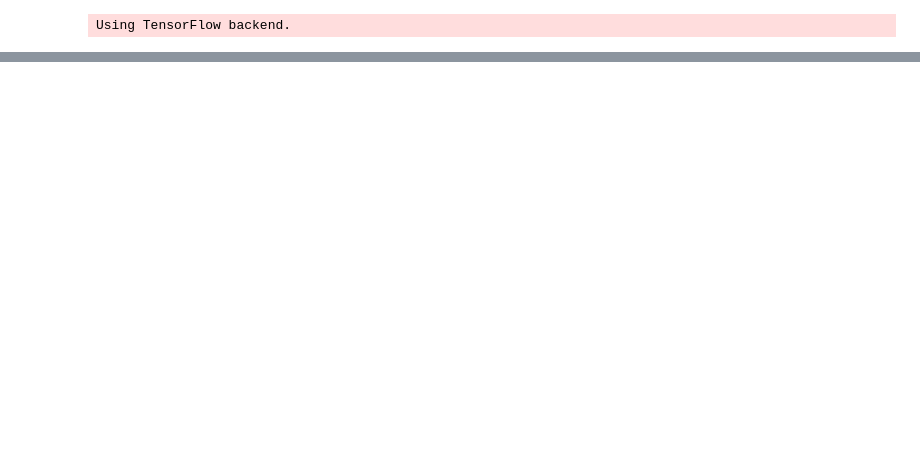
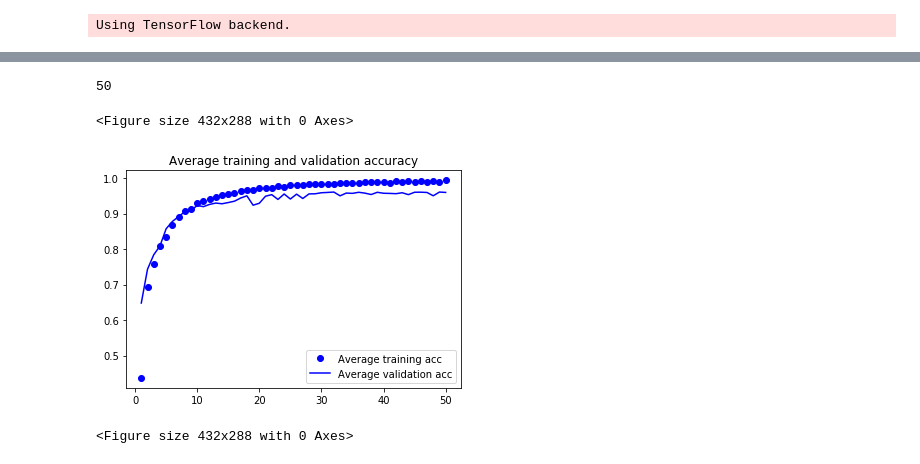
Before and after one commit to HarishB99/deep_learning_practice, a Jupyter notebook: application_of_ai_in_cyber_security/main.ipynb, the cells around one changed output, grey strips where cells are left out. Cells and saved outputs as stored; diff of their text form; code cells hidden in the pictures; blank space fills up the shorter version.

```diff
--- a/application_of_ai_in_cyber_security/main.ipynb
+++ b/application_of_ai_in_cyber_security/main.ipynb
@@ -198,0 +169,36 @@ plt.show()
+# %%
+len(all_histories[0].history['acc'])
+# %% [output]
+50
+# %%
+all_accuracies = [ history.history['acc'] for history in all_histories ]
+all_val_accuracies = [ history.history['val_acc'] for history in all_histories ]
+all_losses = [ history.history['loss'] for history in all_histories ]
+all_val_losses = [ history.history['val_loss'] for history in all_histories ]
+# %%
+average_acc_history = [
+    np.mean([accs[i] for accs in all_accuracies]) for i in range(num_epochs)
+]
+# %%
+average_val_acc_history = [
+    np.mean([val_accs[i] for val_accs in all_val_accuracies]) for i in range(num_epochs)
+]
+average_loss_history = [
+    np.mean([loss[i] for loss in all_losses]) for i in range(num_epochs)
+]
+average_val_loss_history = [
+    np.mean([val_loss[i] for val_loss in all_val_losses]) for i in range(num_epochs)
+]
+# %%
+epochs = range(1, len(average_acc_history) + 1)
+# %%
+plt.plot(epochs, average_acc_history, 'bo', label='Average training acc')
+plt.plot(epochs, average_val_acc_history, 'b', label='Average validation acc')
+plt.title('Average training and validation accuracy')
+plt.legend()
+
+plt.figure()
+# %% [output]
+<Figure size 432x288 with 0 Axes>
+[figure, added]
+<Figure size 432x288 with 0 Axes>
```
Also changed, not shown: parts of 47 cells of this notebook, 1 other file.
